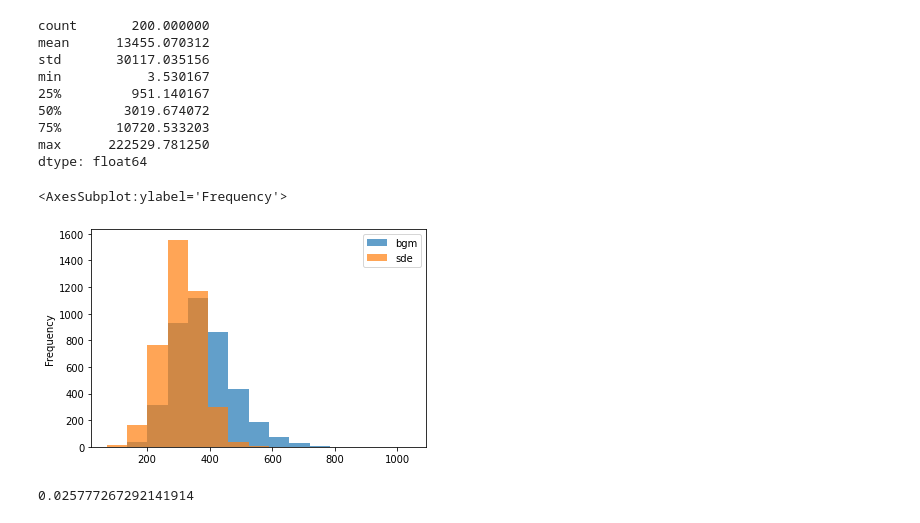
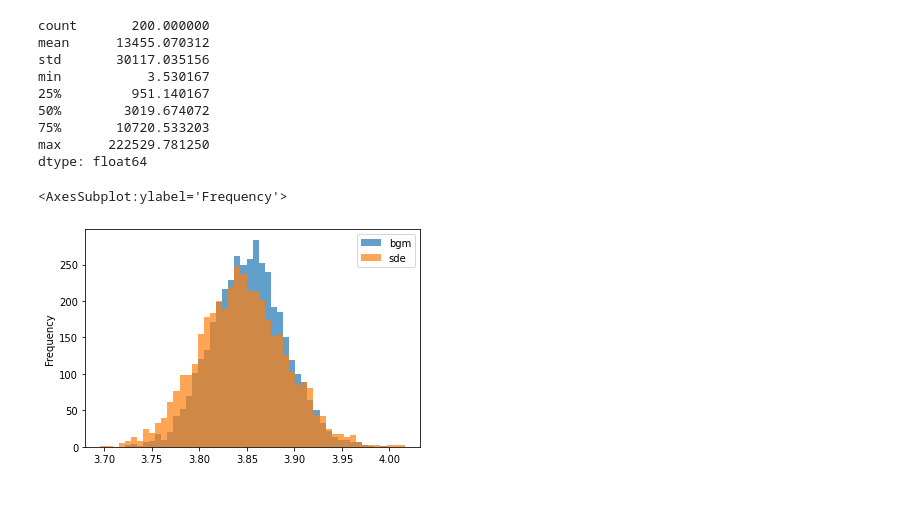
Before and after one commit to gflan/neural-pricing, a Jupyter notebook: ancufi/neural_options.ipynb, the cells around one changed output. Saved outputs shown, nothing was run; the diff lists cells and outputs as text; code cells hidden in the pictures.

Commit message:
More training, one layer

```diff
--- a/ancufi/neural_options.ipynb
+++ b/ancufi/neural_options.ipynb
@@ -77,7 +75,7 @@ class SDE(torch.nn.Module):
     def f(self, t, y):
         # forward prop de la f
         # armar un tensor de batch_size componentes con el tiempo t
-        batch_t = torch.full((batch_size,1), t.item())
+        batch_t = torch.full((batch_size,1), t.item()).to(device)
         # mu([
         #     (y_0, t),
         #     (y_1, t),
@@ -89,7 +87,7 @@ class SDE(torch.nn.Module):
     # Diffusion
     def g(self, t, y):
         # idem mu
-        batch_t = torch.full((batch_size,1), t.item())
+        batch_t = torch.full((batch_size,1), t.item()).to(device)
         return self.sigma(torch.cat((y, batch_t), dim=1))
 
 # sde = SDE().to(device)
@@ -114,15 +112,15 @@ class BGM_SDE(nn.Module):
 # %% [markdown]
 ## Earth Mover's Distance
 # %%
-def emd(p, q, steps=11):
-    quantiles = torch.linspace(0, 1, steps=steps)
+def emd(p, q, qtiles=11):
+    quantiles = torch.linspace(0, 1, steps=qtiles)
     # tensor([0.0000, 0.1000, 0.2000, 0.3000, 0.4000, 0.5000, 0.6000, 0.7000, 0.8000, 0.9000, 1.0000])
-    quantiles = torch.linspace(0, 1, steps=steps)
+    quantiles = torch.linspace(0, 1, steps=steps, device=device)
     p_q = torch.quantile(p, quantiles, dim=1, keepdim=True)
     q_q = torch.quantile(q, quantiles, dim=1, keepdim=True)
 
     # sumo todas las diferencias quartil a quartil
-    return torch.abs(p_q - q_q).sum(dim=0).div(steps)
+    return torch.abs(p_q - q_q).sum(dim=0).div(qtiles)
 # %%
 # Dos normales con misma varianza y un shift de una unidad de media, emd ~= 1
 
@@ -215,16 +214,15 @@ except:
 Starting from zero!
 # %%
 steps = 300
-steps = 5
 ts = torch.linspace(0, 1, 11)
 batch_size = 200
 
 a, b = .25, .01 # µ y σ del BGM
-sde = SDE(state_size=state_size, batch_size=batch_size, mlp_size=100, num_layers=2, tanh=False).to(device)
+sde = SDE(state_size=state_size, batch_size=batch_size, mlp_size=100, num_layers=1, tanh=False).to(device)
 gbm = BGM_SDE(mu=a, sigma=b).to(device)
 opt = torch.optim.Adam(sde.parameters(), lr=0.1)
 
-y0 = torch.full((batch_size, state_size), 3)
+y0 = torch.full((batch_size, state_size), 3, device=device)
 trange = tqdm.tqdm(range(steps))
 for step in trange:
     # Nuevo batch, grad en 0
@@ -238,12 +236,13 @@ for step in trange:
     bm = torchsde.BrownianInterval(t0=0, t1=1, size=(batch_size, state_size), device=device)
     rt = torchsde.sdeint(sde, y0, ts, method='euler', bm=bm) # (brownian_size, batch_size, state_size)?
 
-    # agarrar las ultimas para comparar
-    wasserstein_loss = emd(st, rt, steps=51).mean()
+    # media de EMD entre todos los instantes de las trazas
+    wasserstein_loss = emd(st, rt, qtiles=51).mean()
 
+    # guardar el ultimo instante del mejor entrenamiento
     if best_loss > wasserstein_loss.item():
-        best_st = st[-1,:,0].detach().numpy()
-        best_rt = rt[-1,:,0].detach().numpy()
+        best_st = st[-1,:,0].cpu().detach().numpy()
+        best_rt = rt[-1,:,0].cpu().detach().numpy()
         best_loss = wasserstein_loss.item()
 
     losses.append(wasserstein_loss.item())
@@ -298,28 +297,24 @@ sde.f = lambda x,y: 0*x*y
 sts = rts = np.array([])
 with torch.no_grad():
     for i in tqdm.tqdm(range(20)):
-        y0 = torch.randn(batch_size, state_size, device=device) + 140
+        y0 = torch.full((batch_size, state_size), 3, device=device)
         bm_ = torchsde.BrownianInterval(t0=0, t1=1, size=(batch_size, state_size), device=device)
         st = torchsde.sdeint(gbm, y0, ts, method='euler', bm=bm)
         bm = torchsde.BrownianInterval(t0=0, t1=1, size=(batch_size, state_size), device=device)
         rt = torchsde.sdeint(sde, y0, ts, method='euler', bm=bm) # (brownian_size, batch_size, state_size)?
-        sts = np.append(sts, st[-1:, :, :][0,:,0].detach().numpy())
-        rts = np.append(rts, rt[-1:, :, :][0,:,0].detach().numpy())
+        sts = np.append(sts, st[-1:, :, :][0,:,0].cpu().detach().numpy())
+        rts = np.append(rts, rt[-1:, :, :][0,:,0].cpu().detach().numpy())
 # %%
 pd.DataFrame(
     {
         "bgm": sts,
         "sde": rts
     }
-).plot.hist(alpha=0.7, bins=15)
+).plot.hist(alpha=0.7, bins=50)
 # %% [output]
 <AxesSubplot:ylabel='Frequency'>
-[figure, old version]
+[figure, new version]
 # %%
 def price_func(s, k):
   # s y k vectores
   return max(s-k, 0)
-# %%
-best_loss
-# %% [output]
-0.025777267292141914
```
Also changed, not shown: parts of 10 cells of this notebook, 4 other files.
